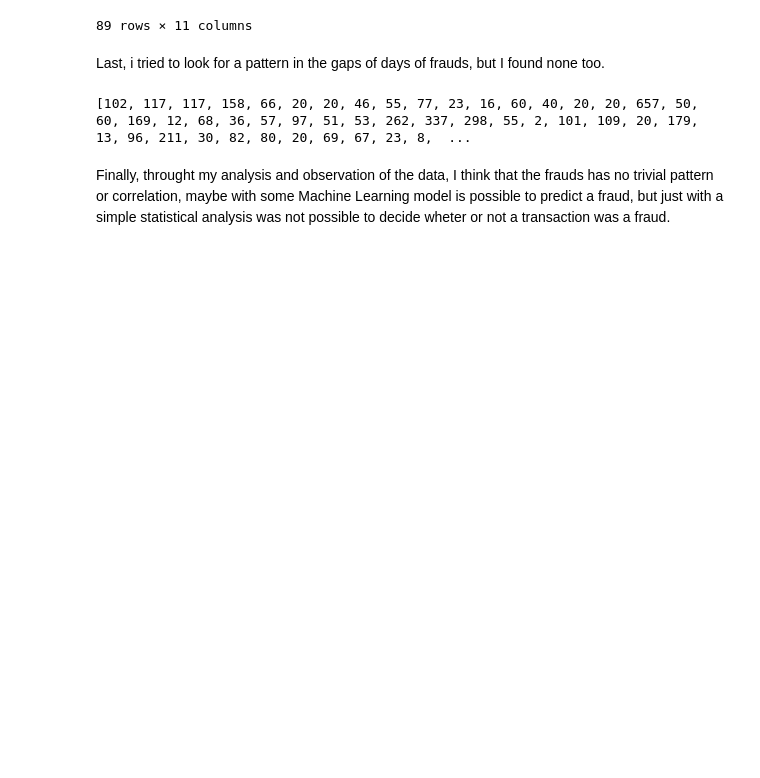
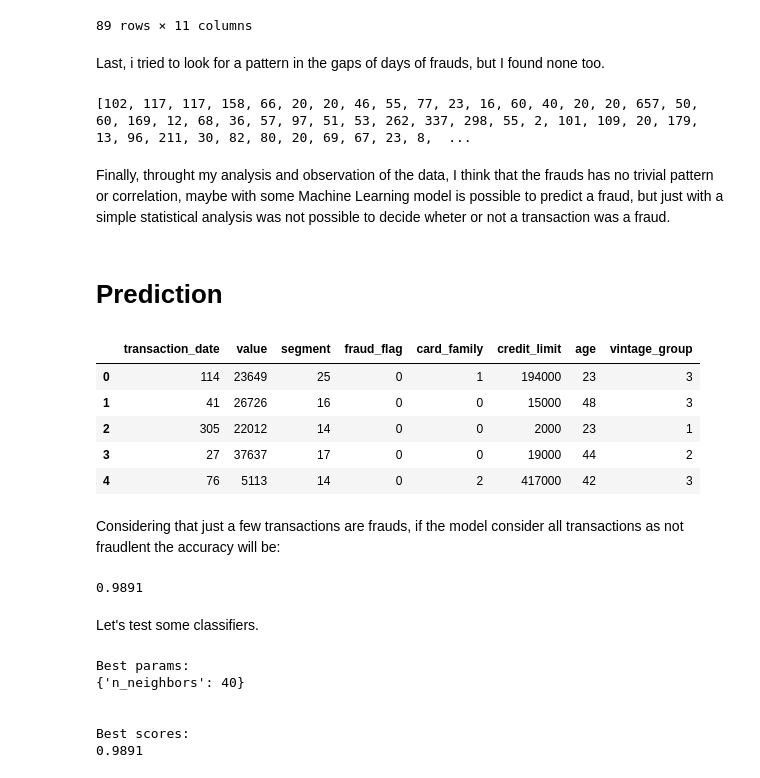
Before and after one commit to renanneri/conta_stone_data_intern_challenge, a Jupyter notebook: conta_stone_challenge.ipynb, the cells around one changed output. Cells and saved outputs as stored; diff of their text form; code cells hidden in the pictures; blank space fills up the shorter version.

Commit message:
Add prediction

```diff
--- a/conta_stone_challenge.ipynb
+++ b/conta_stone_challenge.ipynb
@@ -600,3 +607,25 @@ print(gaps)
 [102, 117, 117, 158, 66, 20, 20, 46, 55, 77, 23, 16, 60, 40, 20, 20, 657, 50, 60, 169, 12, 68, 36, 57, 97, 51, 53, 262, 337, 298, 55, 2, 101, 109, 20, 179, 13, 96, 211, 30, 82, 80, 20, 69, 67, 23, 8,  ...
 # %% [markdown]
 Finally, throught my analysis and observation of the data, I think that the frauds has no trivial pattern or correlation, maybe with some Machine Learning model is possible to predict a fraud, but just with a simple statistical analysis was not possible to decide wheter or not a transaction was a fraud.
+# %% [markdown]
+# Prediction
+# %%
+transac_to_model = transactions.copy()
+first_day = transac_to_model.sort_values('transaction_date').iloc[0]["transaction_date"]
+
+transac_to_model["transaction_date"] = transac_to_model["transaction_date"] - first_day
+transac_to_model["transaction_date"] = transac_to_model["transaction_date"].dt.days.astype('int16')
+
+# Label Encoding using the ranked based by credit limit
+transac_to_model.replace({'card_family': {'Gold': 0, 'Platinum': 1, 'Premium':2 }}, inplace=True)
+
+transac_to_model = transac_to_model.drop(columns=["card_number", "id", "customer_id","vintage_group", "segment"])
+# %%
+transac_to_model.head()
+# %% [output]
+|  | transaction_date | value | segment | fraud_flag | card_family | credit_limit | age | vintage_group |
+| 0 | 114 | 23649 | 25 | 0 | 1 | 194000 | 23 | 3 |
+| 1 | 41 | 26726 | 16 | 0 | 0 | 15000 | 48 | 3 |
+| 2 | 305 | 22012 | 14 | 0 | 0 | 2000 | 23 | 1 |
+| 3 | 27 | 37637 | 17 | 0 | 0 | 19000 | 44 | 2 |
+| 4 | 76 | 5113 | 14 | 0 | 2 | 417000 | 42 | 3 |
@@ -602,0 +635,31 @@ Finally, throught my analysis and observation of the data, I think that the frau
+# %% [markdown]
+Considering that just a few transactions are frauds, if the model consider all transactions as not fraudlent the accuracy will be:
+# %%
+1 - frauds.shape[0]/transactions.shape[0]
+# %% [output]
+0.9891
+# %% [markdown]
+Let's test some classifiers.
+# %%
+classifier_knn = KNeighborsClassifier()
+
+params = {
+    'n_neighbors': (40,50,60),
+}
+
+best_classifier_knn = GridSearchCV(classifier_knn, params, scoring='accuracy', n_jobs=-1, cv=2)
+
+classifier_knn = best_classifier_knn.fit(x,y)
+
+print("Best params:")
+print(best_classifier_knn.best_params_)
+print("\n")
+print("Best scores:")
+print(best_classifier_knn.best_score_)
+# %% [output]
+Best params:
+{'n_neighbors': 40}
+
+
+Best scores:
+0.9891
```
Also changed, not shown: parts of 10 cells of this notebook.
